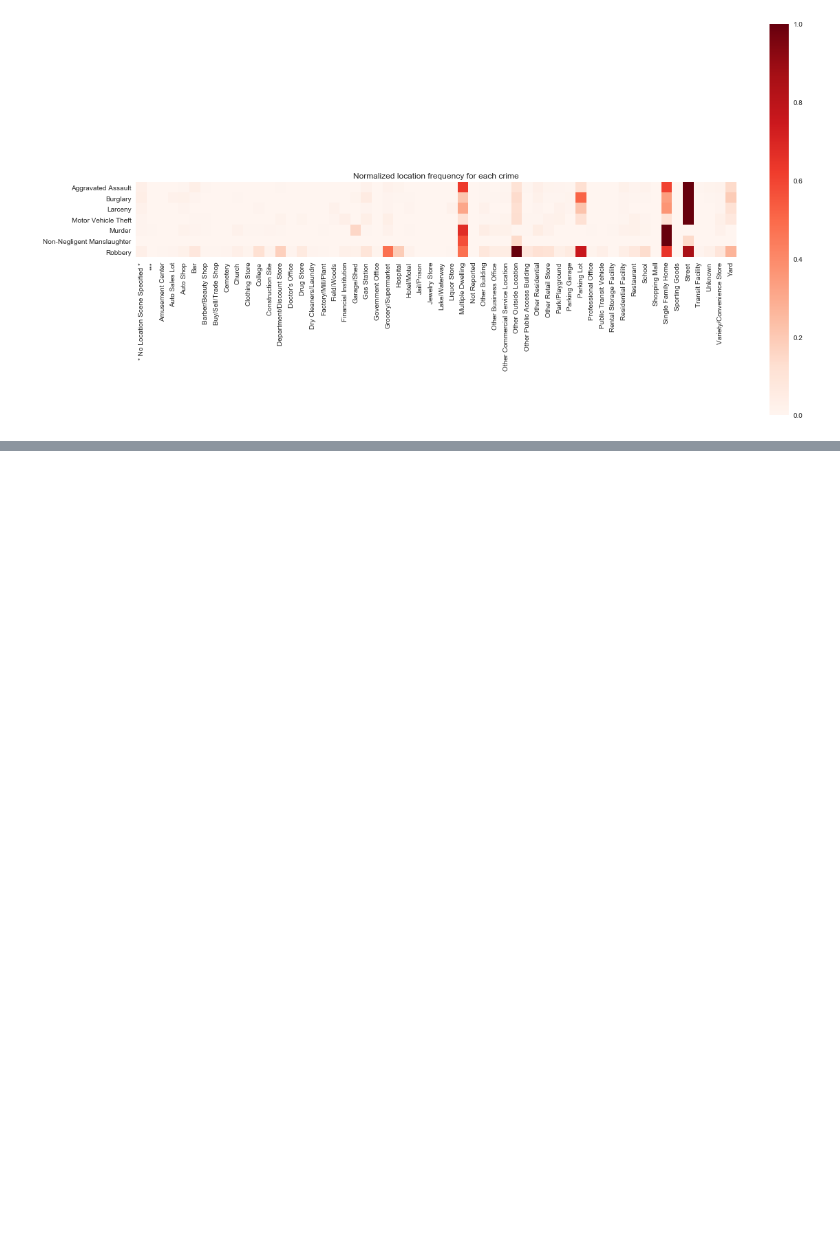
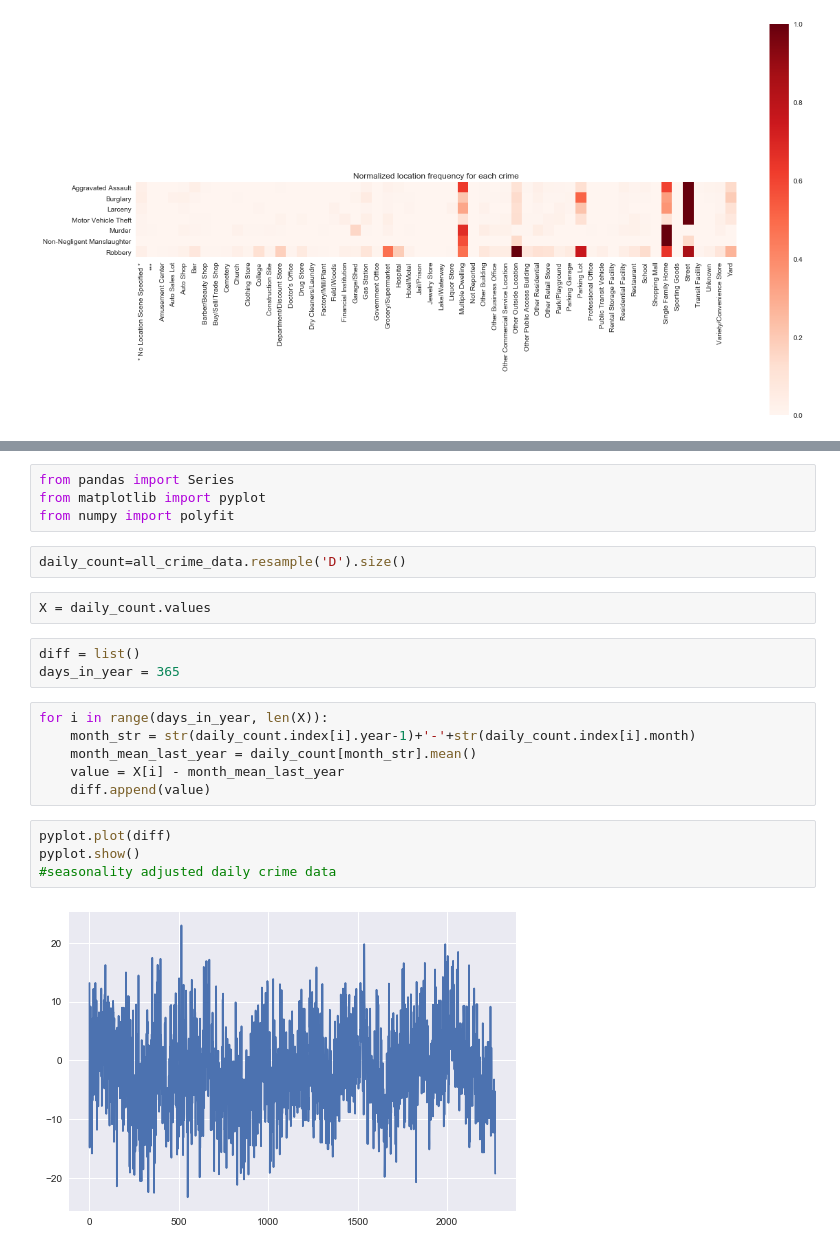
Before and after one commit to binshuangli/UPSTAT2018_RPDdata, a Jupyter notebook: EDA-extended.ipynb, the cells around one changed output, grey strips where cells are left out. Saved outputs shown, nothing was run; the diff lists cells and outputs as text; blank space fills up the shorter version.

Commit message:
Added holiday info, accounting for seasonality

```diff
--- a/EDA-extended.ipynb
+++ b/EDA-extended.ipynb
@@ -275,0 +294,23 @@ plt.show()
+# %%
+from pandas import Series
+from matplotlib import pyplot
+from numpy import polyfit
+# %%
+daily_count=all_crime_data.resample('D').size()
+# %%
+X = daily_count.values
+# %%
+diff = list()
+days_in_year = 365
+# %%
+for i in range(days_in_year, len(X)):
+	month_str = str(daily_count.index[i].year-1)+'-'+str(daily_count.index[i].month)
+	month_mean_last_year = daily_count[month_str].mean()
+	value = X[i] - month_mean_last_year
+	diff.append(value)
+# %%
+pyplot.plot(diff)
+pyplot.show()
+#seasonality adjusted daily crime data
+# %% [output]
+[figure, added]
```
Also changed, not shown: parts of 14 cells of this notebook.
